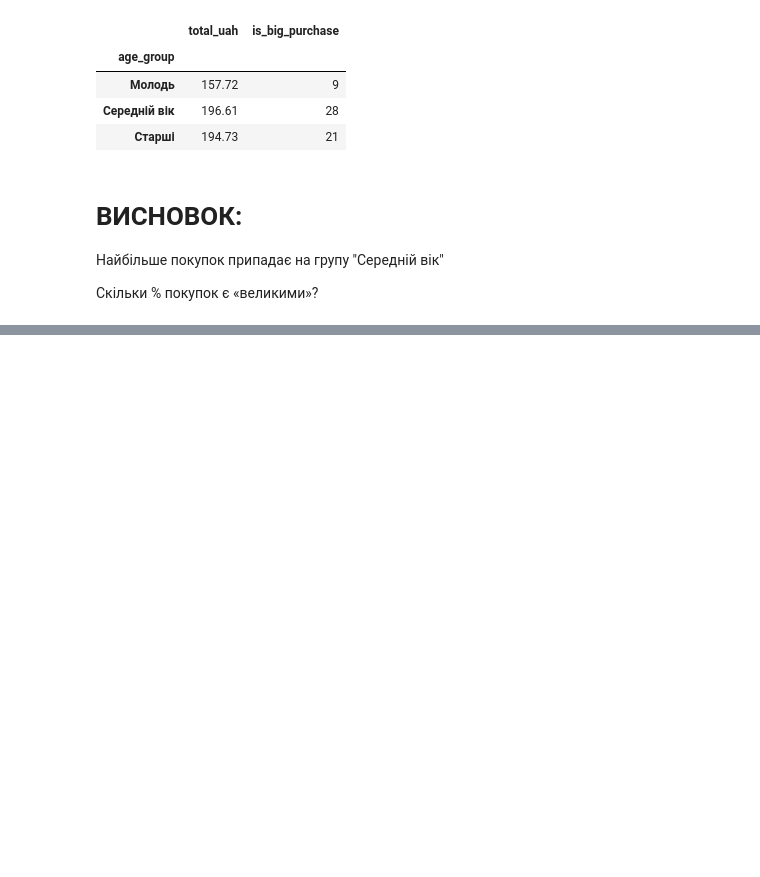
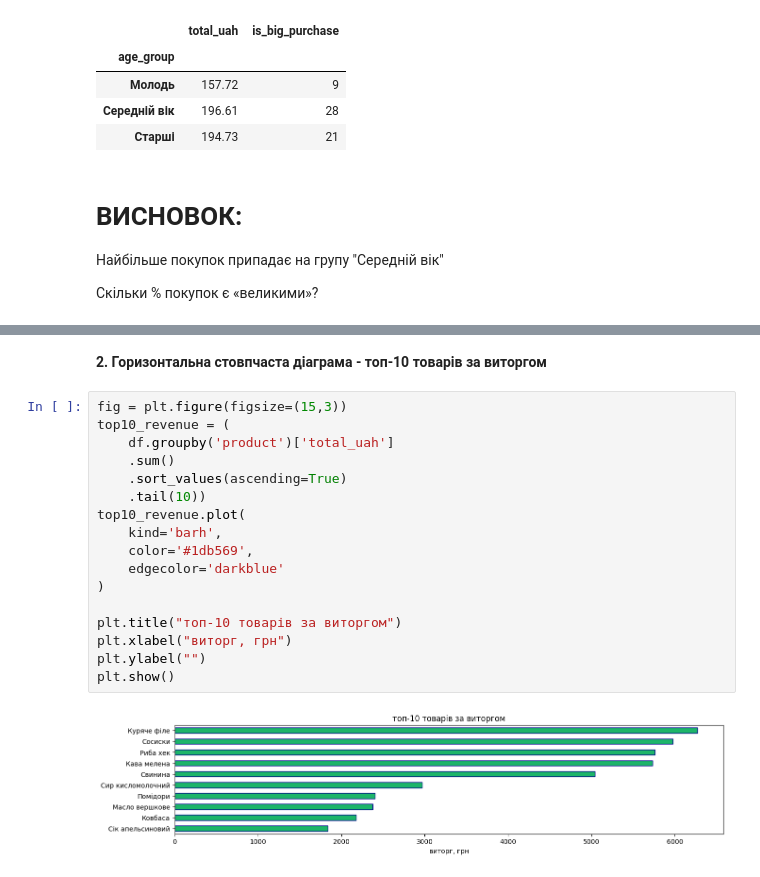
Before and after one commit to AllaYermilko/DTA-2026, a Jupyter notebook: project_store_sales_analysis/store_sales_analysis.ipynb, the cells around one changed output, grey strips where cells are left out. Cells and saved outputs as stored; diff of their text form; blank space fills up the shorter version.

```diff
--- a/project_store_sales_analysis/store_sales_analysis.ipynb
+++ b/project_store_sales_analysis/store_sales_analysis.ipynb
@@ -520,0 +546,21 @@ df.groupby('age_group', observed=True).agg(
+# %% [markdown]
+**2. Горизонтальна стовпчаста діаграма - топ-10 товарів за виторгом**
+# %%
+fig = plt.figure(figsize=(15,3))
+top10_revenue = (
+    df.groupby('product')['total_uah']
+    .sum()
+    .sort_values(ascending=True)
+    .tail(10))
+top10_revenue.plot(
+    kind='barh',
+    color='#1db569',
+    edgecolor='darkblue'
+)
+
+plt.title("топ-10 товарів за виторгом")
+plt.xlabel("виторг, грн")
+plt.ylabel("")
+plt.show()
+# %% [output]
+[figure, added]
```
Also changed, not shown: parts of 8 cells of this notebook.
